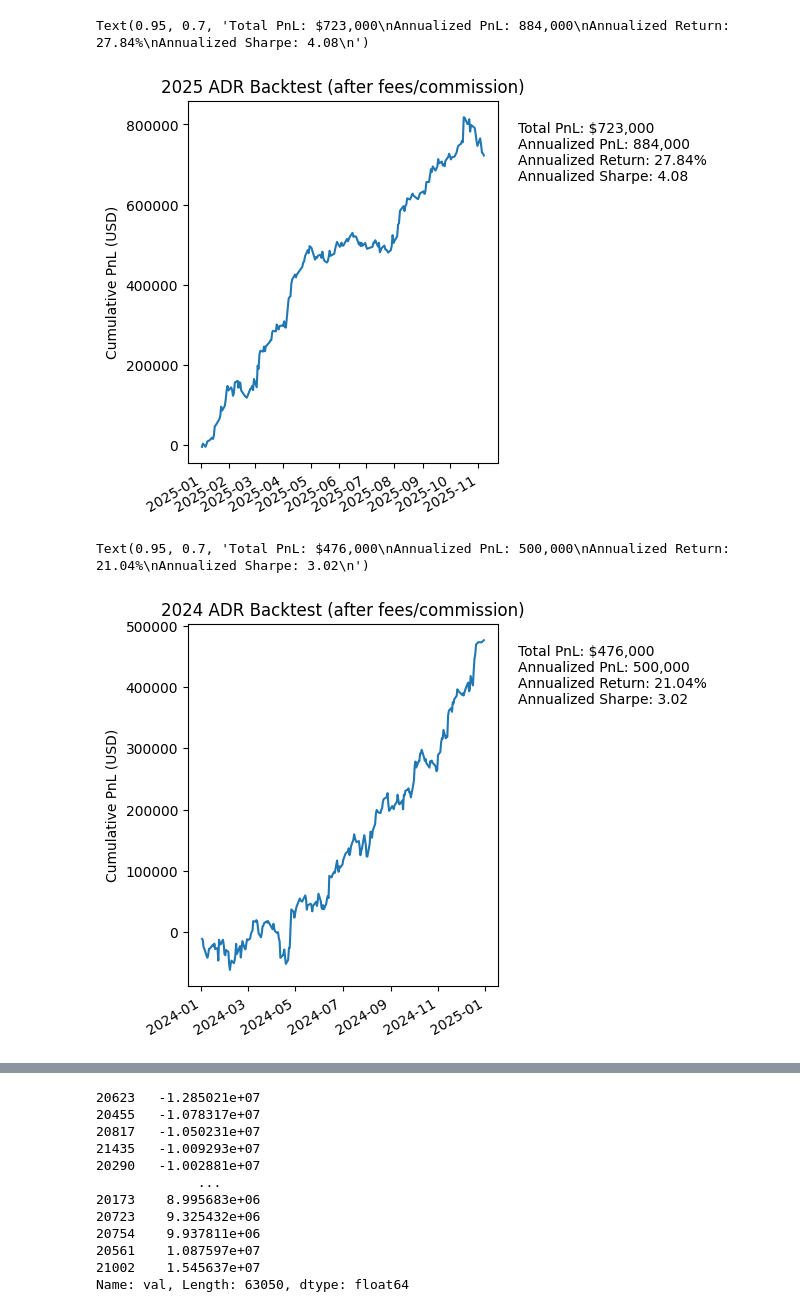
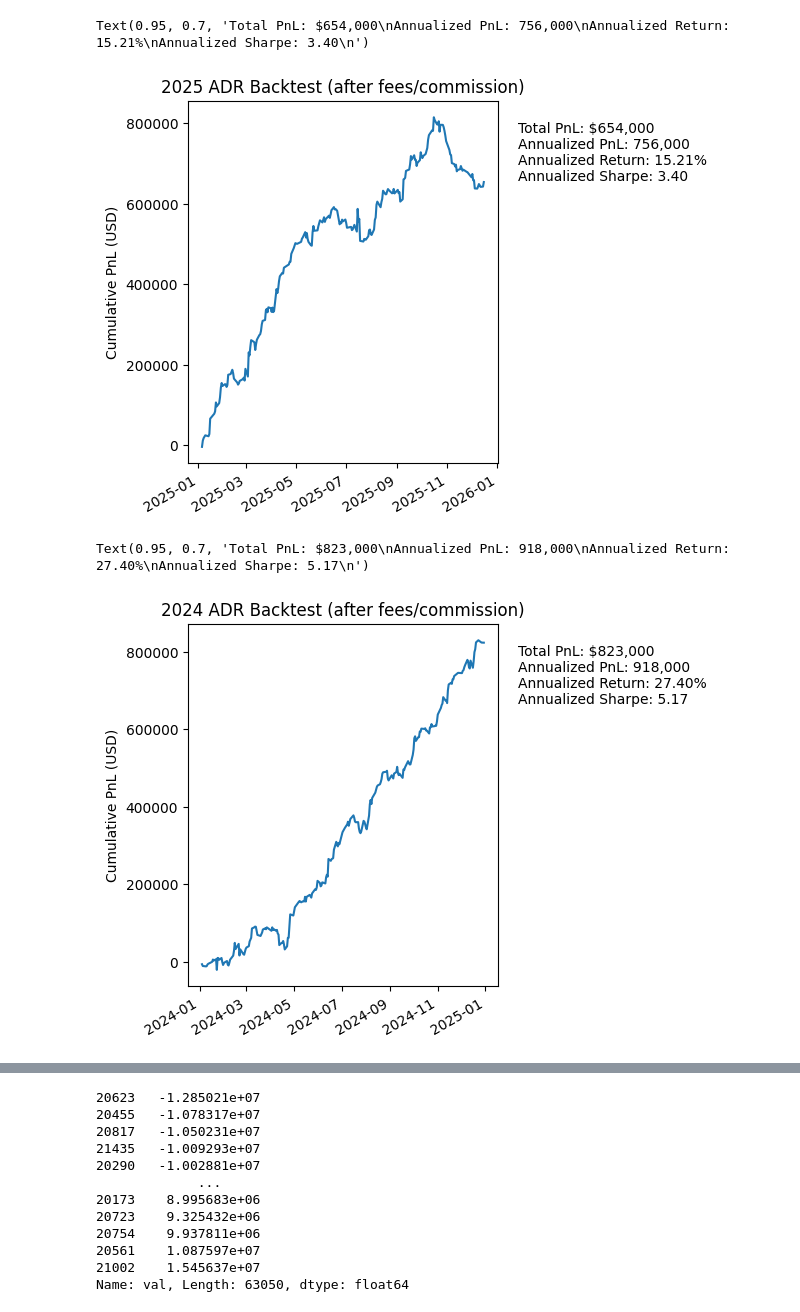
Before and after one commit to petermelq/research_adr, a Jupyter notebook: notebooks/bt_with_fees2.ipynb, the cells around one changed output, grey strips where cells are left out. Saved outputs shown, nothing was run; the diff lists cells and outputs as text; code cells hidden in the pictures.

```diff
--- a/notebooks/bt_with_fees2.ipynb
+++ b/notebooks/bt_with_fees2.ipynb
@@ -6,7 +6,8 @@ import pandas as pd
 import datetime as dt
 
 #bt_dir = '../adr_results/1400_1e-4_var_penalty_from_2021'
-bt_dir = '../adr_results/1e-4_all_europe_pos_constraint_1430_2pct_exclusions/'
+#bt_dir = '../adr_results/1e-4_all_europe_pos_constraint_1430_2pct_exclusions/'
+bt_dir = '../adr_results/turnover_lookback/'
 
 pnl = pd.read_csv(os.path.join(bt_dir, 'pnl.csv', ), index_col=0, parse_dates=True)
 pnl.columns = ['pnl']
@@ -37,12 +37,13 @@ max_gmv = all_gmv.max()
 mean_gmv = all_gmv.resample('1min').min().mean()
 # %%
 import matplotlib.pyplot as plt
-merged = merged.loc[:'2025-11-07']
-all_gmv = all_gmv.loc[:'2025-11-07']
+#merged = merged.loc[:'2025-11-07']
+#all_gmv = all_gmv.loc[:'2025-11-07']
 all_gmv = all_gmv.to_frame(name='gmv')
 all_gmv['date'] = all_gmv.index.date
-gmv_merged = pnl.merge(all_gmv.loc['2019':'2025'].groupby('date')['gmv'].max().to_frame(name='gmv'), left_index=True, right_index=True)
-annualized_ret = (gmv_merged['pnl']/gmv_merged['gmv']).mean() * 252 * 100/15
+gmv_merged = merged[['pnl_after_fees']].merge(all_gmv.loc['2019':'2025'].groupby('date')['gmv'].max().to_frame(name='gmv'), left_index=True, right_index=True)
+ret = (gmv_merged['pnl_after_fees']/gmv_merged['gmv'])
+annualized_ret = ret.mean() * 252 * 100/15
 
 
 plt.figure(figsize=(4,4*1.333))
@@ -53,5 +54,6 @@ plt.ylabel('Cumulative PnL (USD)')
 plt.figtext(.95, 0.7, f"Total PnL: ${merged.loc['2019':'2025']['pnl_after_fees'].sum().round(-3):,.0f}\n"
             f"Annualized PnL: {(252 * merged.loc['2019':'2025']['pnl_after_fees'].sum() / len(merged.loc['2019':'2025'])).round(-3):,.0f}\n"
             f"Annualized Return on Capital: {annualized_ret:.2%}\n"
-            f"Annualized Sharpe: {np.sqrt(252) * merged.loc['2019':'2025']['pnl_after_fees'].mean()/merged.loc['2019':'2025']['pnl_after_fees'].std():.2f}\n")
+            #f"Annualized Sharpe: {np.sqrt(252) * merged.loc['2019':'2025']['pnl_after_fees'].mean()/merged.loc['2019':'2025']['pnl_after_fees'].std():.2f}\n")
+            f"Annualized Sharpe: {np.sqrt(252) * ret.mean()/ret.std():.2f}\n")
 # %% [output]
@@ -60,24 +62,26 @@ Text(0.95, 0.7, 'Total PnL: $8,270,000\nAnnualized PnL: 1,423,000\nAnnualized Re
 # %%
 import matplotlib.pyplot as plt
 
 #all_gmv = all_gmv.to_frame(name='gmv')
 all_gmv['date'] = all_gmv.index.date
-gmv_merged = pnl.merge(all_gmv.loc['2025':].groupby('date')['gmv'].max().to_frame(name='gmv'), left_index=True, right_index=True)
-annualized_ret = (gmv_merged['pnl']/gmv_merged['gmv']).mean() * 252 * 100/15
+gmv_merged = merged[['pnl_after_fees']].merge(all_gmv.loc['2025':].groupby('date')['gmv'].max().to_frame(name='gmv'), left_index=True, right_index=True)
+ret = (gmv_merged['pnl_after_fees']/gmv_merged['gmv'])
+annualized_ret = (gmv_merged['pnl_after_fees']/gmv_merged['gmv']).mean() * 252 * 100/15
 
 plt.figure(figsize=(4,4*1.333))
 merged.loc['2025':, 'pnl_after_fees'].cumsum().plot()
 
 plt.title('2025 ADR Backtest (after fees/commission)')
 plt.ylabel('Cumulative PnL (USD)')
 # Displaying metrics in whitespace outside of plot, with commas as thousands separators:
 plt.figtext(.95, 0.7, f"Total PnL: ${merged.loc['2025':]['pnl_after_fees'].sum().round(-3):,.0f}\n"
                         f"Annualized PnL: {(252 * merged.loc['2025':]['pnl_after_fees'].sum() / len(merged.loc['2025':])).round(-3):,.0f}\n"
                         f"Annualized Return: {annualized_ret:.2%}\n"
-                       f"Annualized Sharpe: {np.sqrt(252) * merged.loc['2025':]['pnl_after_fees'].mean()/merged.loc['2025':]['pnl_after_fees'].std():.2f}\n")
+                       #f"Annualized Sharpe: {np.sqrt(252) * merged.loc['2025':]['pnl_after_fees'].mean()/merged.loc['2025':]['pnl_after_fees'].std():.2f}\n")
+                        f"Annualized Sharpe: {np.sqrt(252) * ret.mean()/ret.std():.2f}\n")
 # %% [output]
-Text(0.95, 0.7, 'Total PnL: $723,000\nAnnualized PnL: 884,000\nAnnualized Return: 27.84%\nAnnualized Sharpe: 4.08\n')
+Text(0.95, 0.7, 'Total PnL: $654,000\nAnnualized PnL: 756,000\nAnnualized Return: 15.21%\nAnnualized Sharpe: 3.40\n')
-[figure, old version]
+[figure, new version]
 # %%
 import matplotlib.pyplot as plt
 
@@ -97,8 +101,8 @@ plt.figtext(.95, 0.7, f"Total PnL: ${merged.loc['2024':'2024']['pnl_after_fees']
                     f"Annualized Return: {annualized_ret:.2%}\n"
                     f"Annualized Sharpe: {np.sqrt(252) * merged.loc['2024':'2024']['pnl_after_fees'].mean()/merged.loc['2024':'2024']['pnl_after_fees'].std():.2f}\n")
 # %% [output]
-Text(0.95, 0.7, 'Total PnL: $476,000\nAnnualized PnL: 500,000\nAnnualized Return: 21.04%\nAnnualized Sharpe: 3.02\n')
+Text(0.95, 0.7, 'Total PnL: $823,000\nAnnualized PnL: 918,000\nAnnualized Return: 27.40%\nAnnualized Sharpe: 5.17\n')
-[figure, old version]
+[figure, new version]
 # %%
 import os
 import pandas as pd
```
Also changed, not shown: parts of 8 cells of this notebook, 22 other files.
